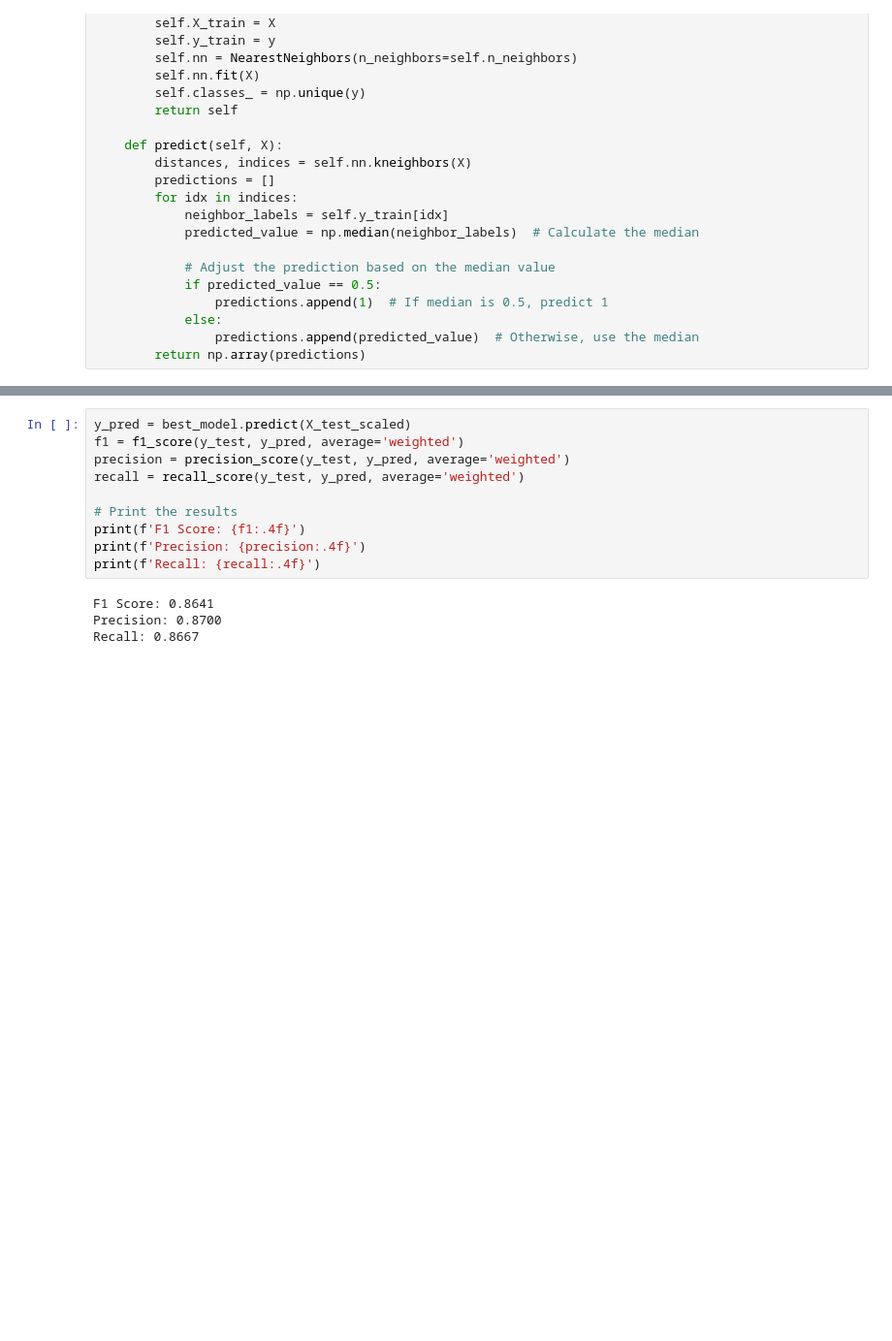
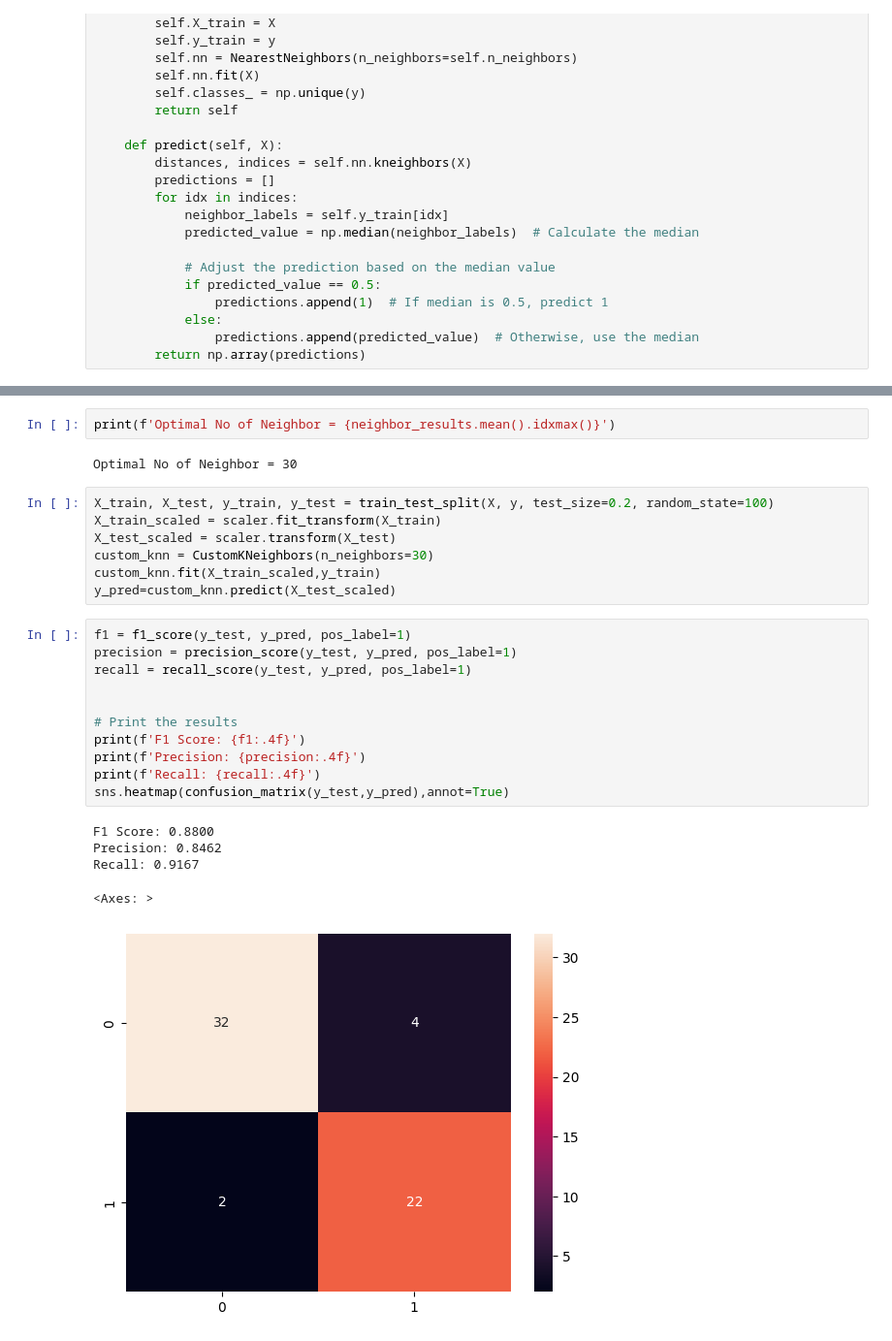
Before and after one commit to 10sajan10/cs5830_project4, a Jupyter notebook: Project4.ipynb, the cells around one changed output, grey strips where cells are left out. Shown: that part at 97% size. Saved outputs shown, nothing was run; the diff lists cells and outputs as text; blank space fills up the shorter version.

```diff
--- a/Project4.ipynb
+++ b/Project4.ipynb
@@ -187,14 +208,28 @@ plt.xticks(range(1, 21, 2))
+# %%
+print(f'Optimal No of Neighbor = {neighbor_results.mean().idxmax()}')
+# %% [output]
+Optimal No of Neighbor = 30
+# %%
+X_train, X_test, y_train, y_test = train_test_split(X, y, test_size=0.2, random_state=100)
+X_train_scaled = scaler.fit_transform(X_train)
+X_test_scaled = scaler.transform(X_test)
+custom_knn = CustomKNeighbors(n_neighbors=30)
+custom_knn.fit(X_train_scaled,y_train)
+y_pred=custom_knn.predict(X_test_scaled)
 # %%
-y_pred = best_model.predict(X_test_scaled)
-f1 = f1_score(y_test, y_pred, average='weighted')
-precision = precision_score(y_test, y_pred, average='weighted')
-recall = recall_score(y_test, y_pred, average='weighted')
+f1 = f1_score(y_test, y_pred, pos_label=1)
+precision = precision_score(y_test, y_pred, pos_label=1)
+recall = recall_score(y_test, y_pred, pos_label=1)
+
 
 # Print the results
 print(f'F1 Score: {f1:.4f}')
 print(f'Precision: {precision:.4f}')
 print(f'Recall: {recall:.4f}')
+sns.heatmap(confusion_matrix(y_test,y_pred),annot=True)
 # %% [output]
-F1 Score: 0.8641
-Precision: 0.8700
-Recall: 0.8667
+F1 Score: 0.8800
+Precision: 0.8462
+Recall: 0.9167
+<Axes: >
+[figure, added]
```
Also changed, not shown: parts of 35 cells of this notebook, 3 other files.
